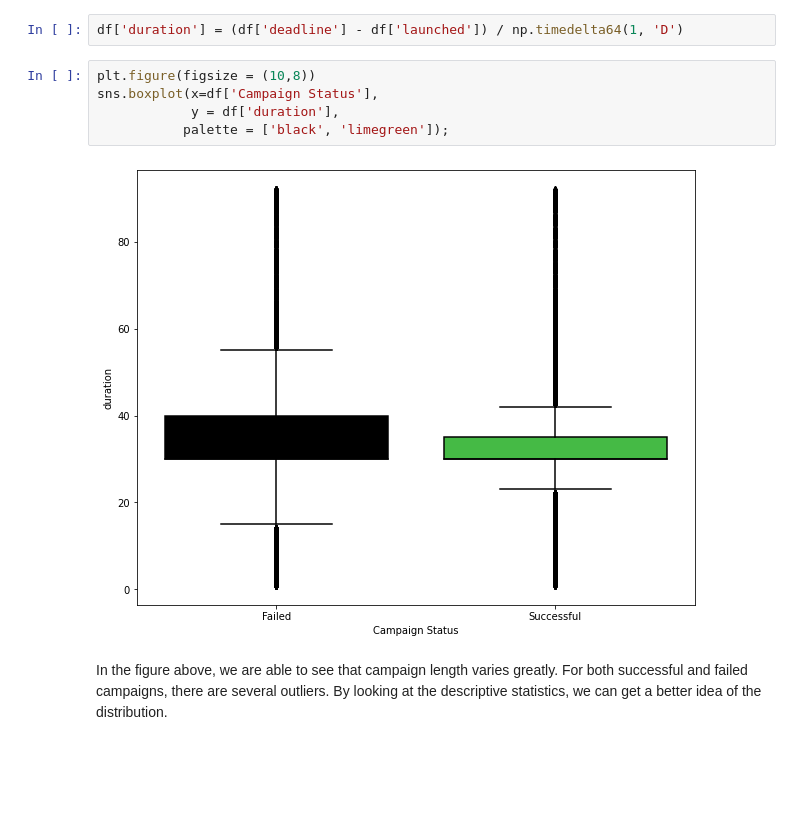
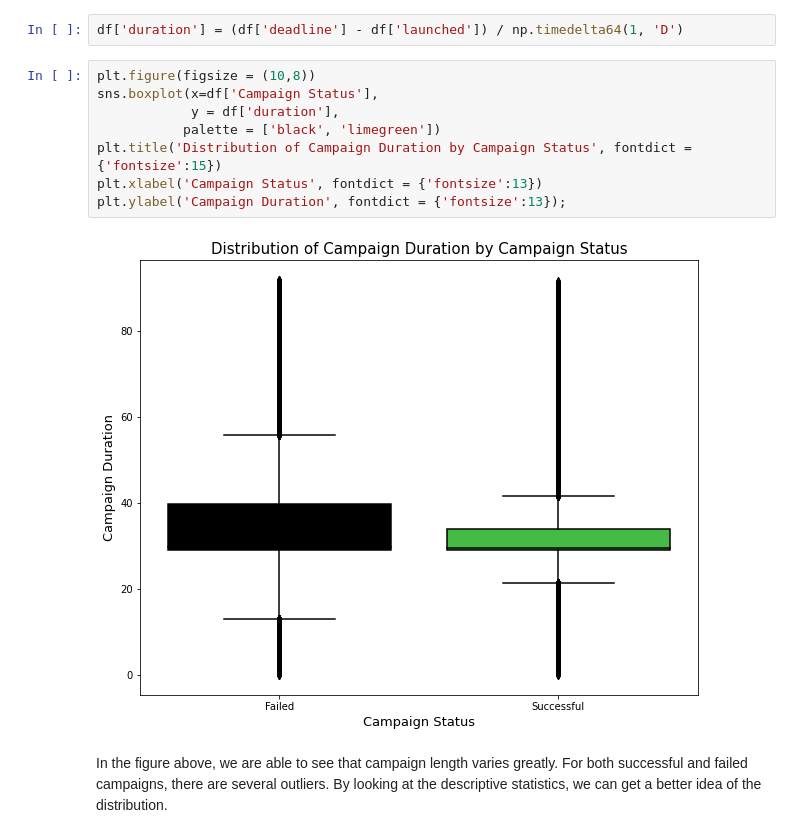
Before and after one commit to jlu90/Success_On_Kickstarter, a Jupyter notebook: code/Kickstarter_Project.ipynb, the cells around one changed output. Cells and saved outputs as stored; diff of their text form; blank space fills up the shorter version.

```diff
--- a/code/Kickstarter_Project.ipynb
+++ b/code/Kickstarter_Project.ipynb
@@ -240,10 +240,13 @@ df['duration'] = (df['deadline'] - df['launched']) / np.timedelta64(1, 'D')
 # %%
 plt.figure(figsize = (10,8))
 sns.boxplot(x=df['Campaign Status'],
             y = df['duration'],
-           palette = ['black', 'limegreen']);
+           palette = ['black', 'limegreen'])
+plt.title('Distribution of Campaign Duration by Campaign Status', fontdict = {'fontsize':15})
+plt.xlabel('Campaign Status', fontdict = {'fontsize':13})
+plt.ylabel('Campaign Duration', fontdict = {'fontsize':13});
 # %% [output]
-[figure, old version]
+[figure, new version]
 # %% [markdown]
 In the figure above, we are able to see that campaign length varies greatly. For both successful and failed campaigns, there are several outliers. By looking at the descriptive statistics, we can get a better idea of the distribution.
 # %% [markdown]
```
Also changed, not shown: parts of 11 cells of this notebook.
